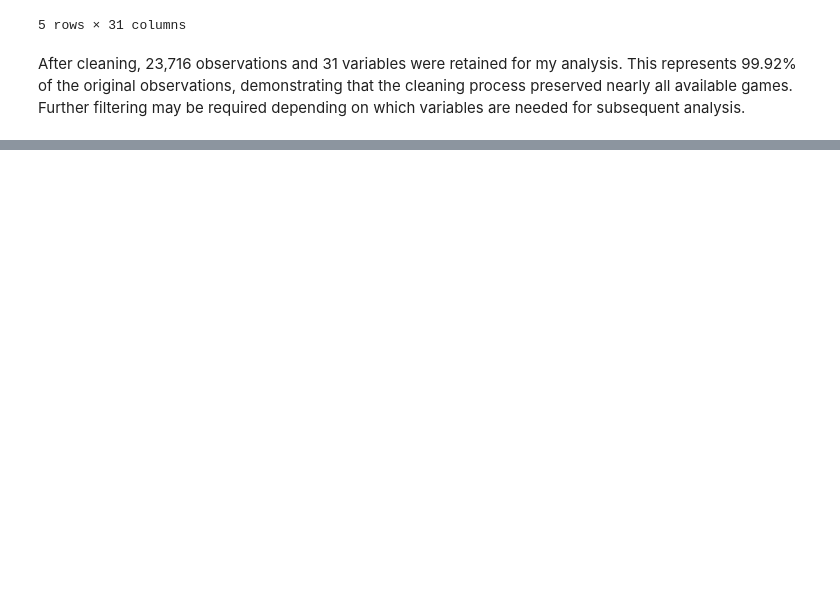
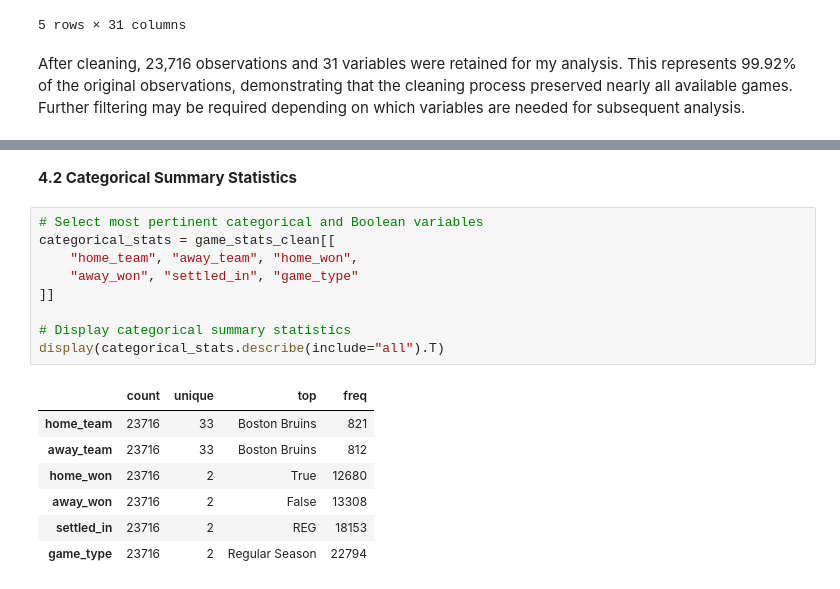
Before and after one commit to jbenigeriBU/DX602-Final-Project, a Jupyter notebook: DX602_Final_Project.ipynb, the cells around one changed output, grey strips where cells are left out. Drawn from its saved outputs; the diff is of its cells as text; blank space fills up the shorter version.

```diff
--- a/DX602_Final_Project.ipynb
+++ b/DX602_Final_Project.ipynb
@@ -771,0 +802,19 @@ After cleaning, 23,716 observations and 31 variables were retained for my analys
+# %% [markdown]
+**4.2 Categorical Summary Statistics**
+# %%
+# Select most pertinent categorical and Boolean variables
+categorical_stats = game_stats_clean[[
+    "home_team", "away_team", "home_won",
+    "away_won", "settled_in", "game_type"
+]]
+
+# Display categorical summary statistics
+display(categorical_stats.describe(include="all").T)
+# %% [output]
+|  | count | unique | top | freq |
+| home_team | 23716 | 33 | Boston Bruins | 821 |
+| away_team | 23716 | 33 | Boston Bruins | 812 |
+| home_won | 23716 | 2 | True | 12680 |
+| away_won | 23716 | 2 | False | 13308 |
+| settled_in | 23716 | 2 | REG | 18153 |
+| game_type | 23716 | 2 | Regular Season | 22794 |
```
Also changed, not shown: parts of 10 cells of this notebook.
